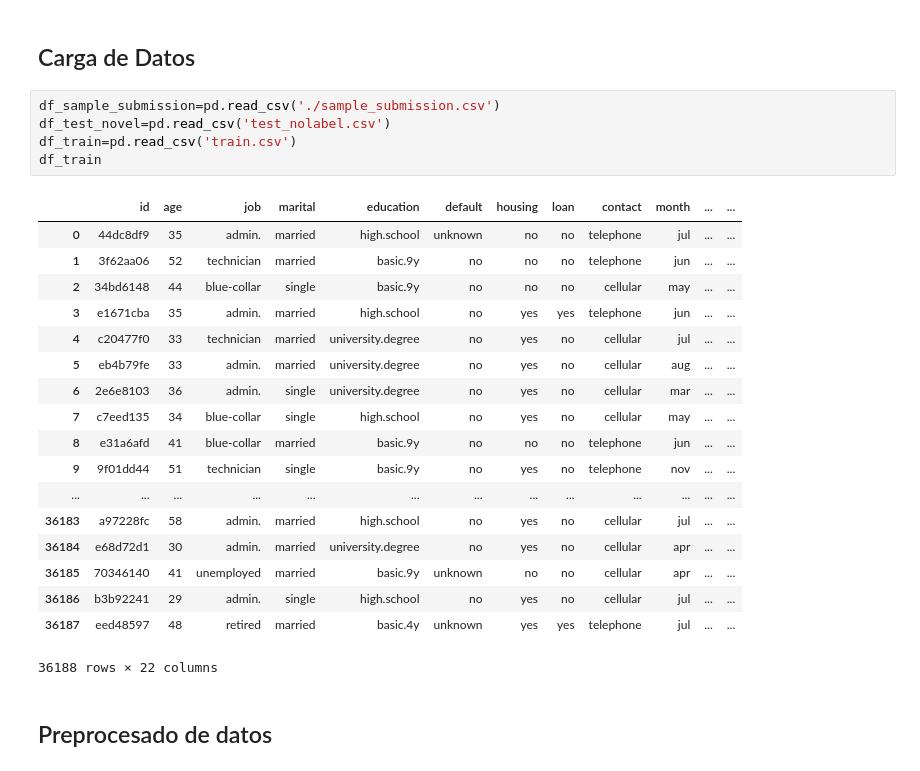
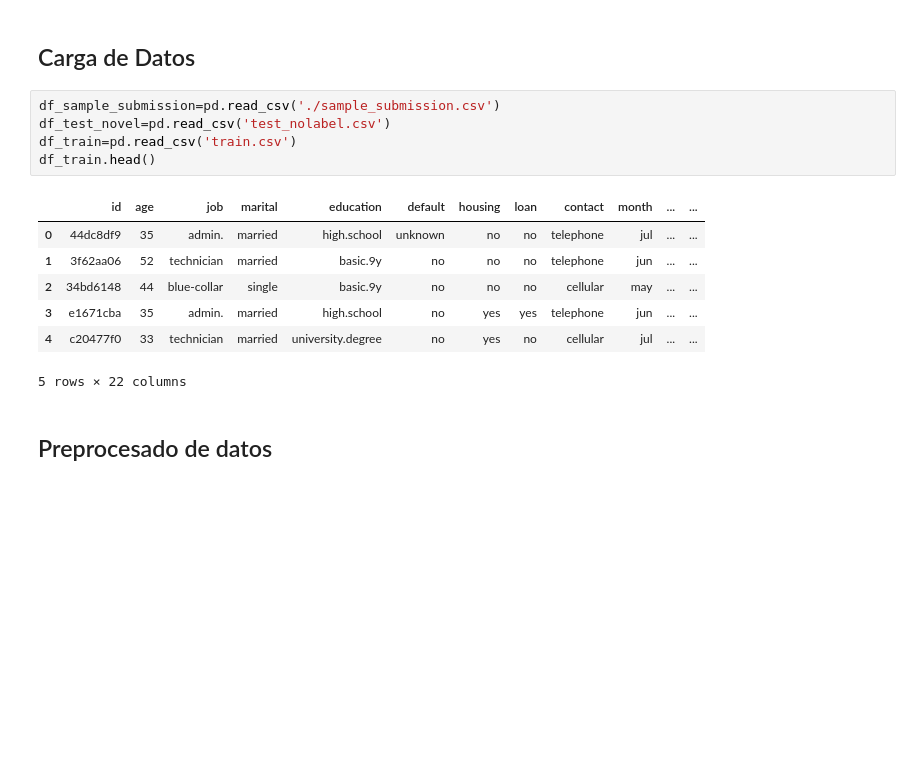
Before and after one commit to garciacastano09/Marketing-Effectiveness, a Jupyter notebook: MarketingEffectiveness.ipynb, the cells around one changed output. Cells and saved outputs as stored; diff of their text form; blank space fills up the shorter version.

```diff
--- a/MarketingEffectiveness.ipynb
+++ b/MarketingEffectiveness.ipynb
@@ -38,27 +38,16 @@ sns.set(color_codes=True)
 # %%
 df_sample_submission=pd.read_csv('./sample_submission.csv')
 df_test_novel=pd.read_csv('test_nolabel.csv')
 df_train=pd.read_csv('train.csv')
-df_train
+df_train.head()
 # %% [output]
 |  | id | age | job | marital | education | default | housing | loan | contact | month | ... | ... |
 | 0 | 44dc8df9 | 35 | admin. | married | high.school | unknown | no | no | telephone | jul | ... | ... |
 | 1 | 3f62aa06 | 52 | technician | married | basic.9y | no | no | no | telephone | jun | ... | ... |
 | 2 | 34bd6148 | 44 | blue-collar | single | basic.9y | no | no | no | cellular | may | ... | ... |
 | 3 | e1671cba | 35 | admin. | married | high.school | no | yes | yes | telephone | jun | ... | ... |
 | 4 | c20477f0 | 33 | technician | married | university.degree | no | yes | no | cellular | jul | ... | ... |
-| 5 | eb4b79fe | 33 | admin. | married | university.degree | no | yes | no | cellular | aug | ... | ... |
-| 6 | 2e6e8103 | 36 | admin. | single | university.degree | no | yes | no | cellular | mar | ... | ... |
-| 7 | c7eed135 | 34 | blue-collar | single | high.school | no | yes | no | cellular | may | ... | ... |
-| 8 | e31a6afd | 41 | blue-collar | married | basic.9y | no | no | no | telephone | jun | ... | ... |
-| 9 | 9f01dd44 | 51 | technician | single | basic.9y | no | yes | no | telephone | nov | ... | ... |
-| ... | ... | ... | ... | ... | ... | ... | ... | ... | ... | ... | ... | ... |
-| 36183 | a97228fc | 58 | admin. | married | high.school | no | yes | no | cellular | jul | ... | ... |
-| 36184 | e68d72d1 | 30 | admin. | married | university.degree | no | yes | no | cellular | apr | ... | ... |
-| 36185 | 70346140 | 41 | unemployed | married | basic.9y | unknown | no | no | cellular | apr | ... | ... |
-| 36186 | b3b92241 | 29 | admin. | single | high.school | no | yes | no | cellular | jul | ... | ... |
-| 36187 | eed48597 | 48 | retired | married | basic.4y | unknown | yes | yes | telephone | jul | ... | ... |
-36188 rows × 22 columns
+5 rows × 22 columns
 # %% [markdown]
 ## Preprocesado de datos
 # %%
```
Also changed, not shown: parts of 8 cells of this notebook, 1 other file.
